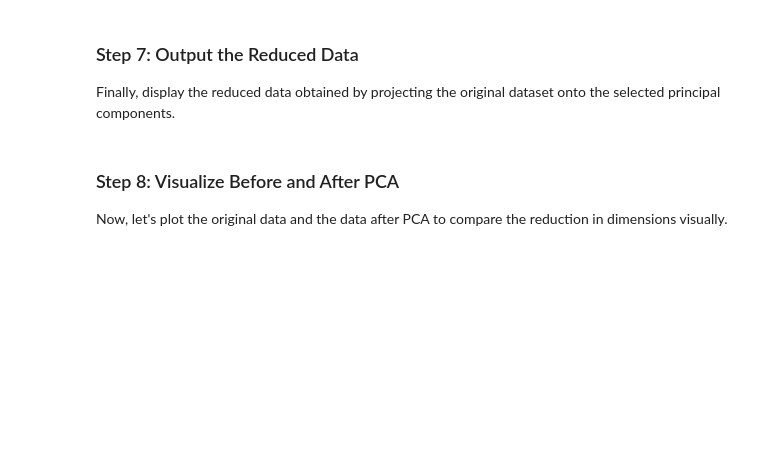
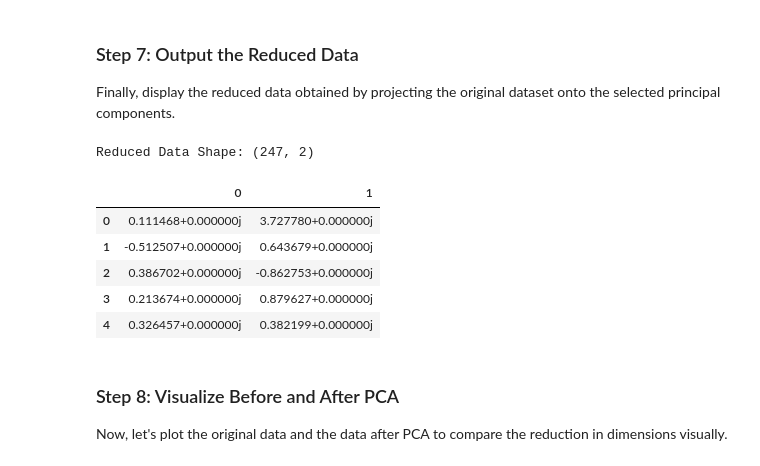
Before and after one commit to rodwol/PCA, a Jupyter notebook: PCA_Formative_1[Peer_Group7].ipynb, the cells around one changed output. Cells and saved outputs as stored; diff of their text form; code cells hidden in the pictures; blank space fills up the shorter version.

Commit message:
Displaying the first five reduced data

```diff
--- a/PCA_Formative_1[Peer_Group7].ipynb
+++ b/PCA_Formative_1[Peer_Group7].ipynb
@@ -179,7 +196,15 @@ Finally, display the reduced data obtained by projecting the original dataset on
 # %%
 # Step 7: Output the Reduced Data
 print(f'Reduced Data Shape: {reduced_data.shape}')  # Display reduced data shape
-reduced_data[:5]  # Display the first few rows of reduced data
+reduced_data.head()  # Display the first few rows of reduced data
+# %% [output]
+Reduced Data Shape: (247, 2)
+|  | 0 | 1 |
+| 0 | 0.111468+0.000000j | 3.727780+0.000000j |
+| 1 | -0.512507+0.000000j | 0.643679+0.000000j |
+| 2 | 0.386702+0.000000j | -0.862753+0.000000j |
+| 3 | 0.213674+0.000000j | 0.879627+0.000000j |
+| 4 | 0.326457+0.000000j | 0.382199+0.000000j |
 # %% [markdown]
 ### Step 8: Visualize Before and After PCA
 Now, let's plot the original data and the data after PCA to compare the reduction in dimensions visually.
```
Also changed, not shown: parts of 2 cells of this notebook.
